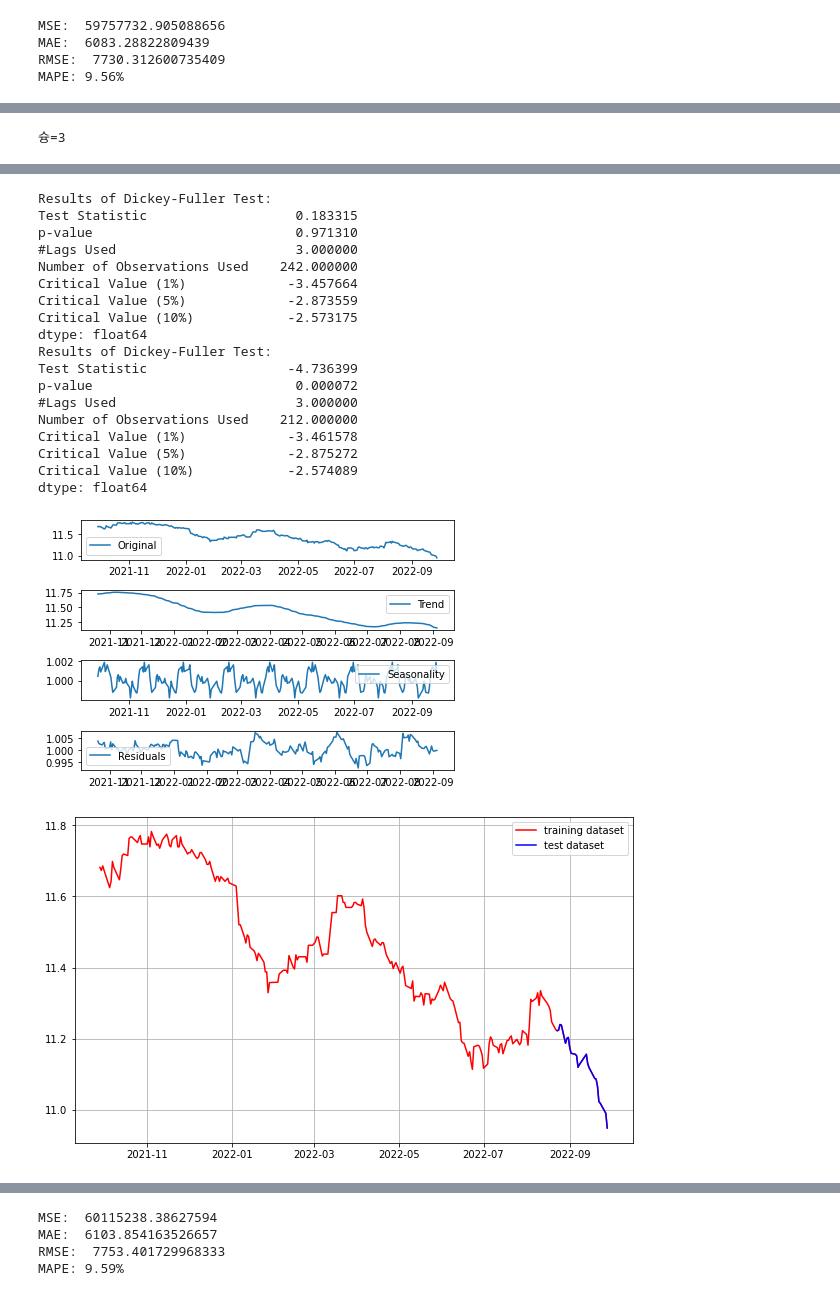
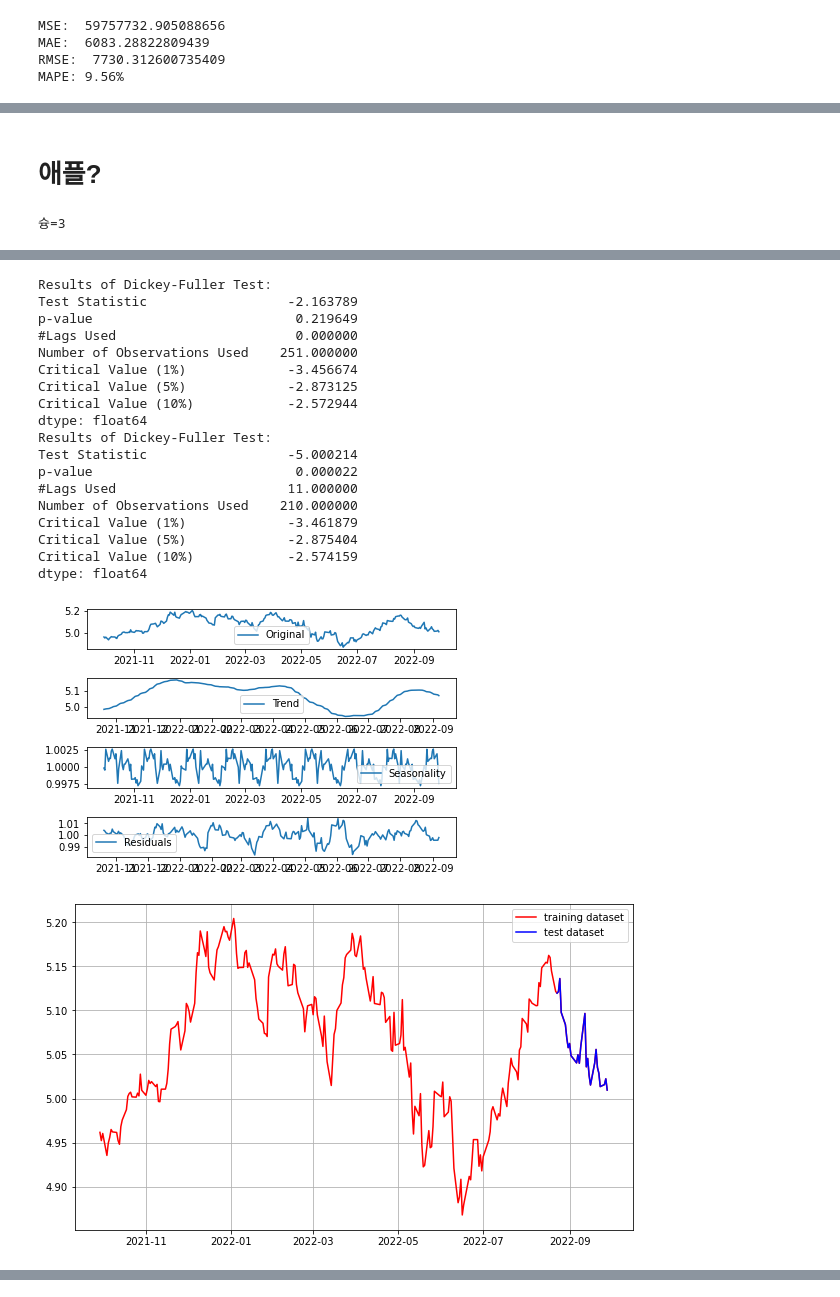
Before and after one commit to uoyhed/AIFFEL, a Jupyter notebook: Exploration/Exp-04.ipynb, the cells around one changed output, grey strips where cells are left out. Drawn from its saved outputs; the diff is of its cells as text; code cells hidden in the pictures.

```diff
--- a/Exploration/Exp-04.ipynb
+++ b/Exploration/Exp-04.ipynb
@@ -369,3 +365,5 @@ MAPE: 10.39%
+# %% [markdown]
+# 애플?
 # %%
 import numpy as np
 import pandas as pd
@@ -377,7 +375,7 @@ warnings.filterwarnings('ignore')
 
 print('슝=3')
 # Time Series 생성
-dataset_filepath = os.getenv('HOME') + '/aiffel/stock_prediction/data/035720.KS.csv'
+dataset_filepath = os.getenv('HOME') + '/aiffel/stock_prediction/data/AAPL.csv'
 df = pd.read_csv(dataset_filepath, index_col='Date', parse_dates=True)
 ts = df['Close']
 
@@ -491,20 +489,20 @@ print('MAPE: {:.2f}%'.format(mape*100))
 Results of Dickey-Fuller Test:
-Test Statistic                   0.183315
-p-value                          0.971310
-#Lags Used                       3.000000
-Number of Observations Used    242.000000
-Critical Value (1%)             -3.457664
-Critical Value (5%)             -2.873559
-Critical Value (10%)            -2.573175
+Test Statistic                  -2.163789
+p-value                          0.219649
+#Lags Used                       0.000000
+Number of Observations Used    251.000000
+Critical Value (1%)             -3.456674
+Critical Value (5%)             -2.873125
+Critical Value (10%)            -2.572944
 dtype: float64
 Results of Dickey-Fuller Test:
-Test Statistic                  -4.736399
-p-value                          0.000072
-#Lags Used                       3.000000
-Number of Observations Used    212.000000
-Critical Value (1%)             -3.461578
-Critical Value (5%)             -2.875272
-Critical Value (10%)            -2.574089
+Test Statistic                  -5.000214
+p-value                          0.000022
+#Lags Used                      11.000000
+Number of Observations Used    210.000000
+Critical Value (1%)             -3.461879
+Critical Value (5%)             -2.875404
+Critical Value (10%)            -2.574159
 dtype: float64
-[figure, old version]
+[figure, new version]
-[figure, old version]
+[figure, new version]
@@ -532,7 +520,3 @@ Warnings:
-MSE:  60115238.38627594
-MAE:  6103.854163526657
-RMSE:  7753.401729968333
-MAPE: 9.59%
 # %%
 회고 : 진짜 처음부터 끝까지 전부 어려웠습니다...
      : 알아낸 점은 솔직히 잘 모르겠습니다
```
Also changed, not shown: parts of 7 cells of this notebook.
